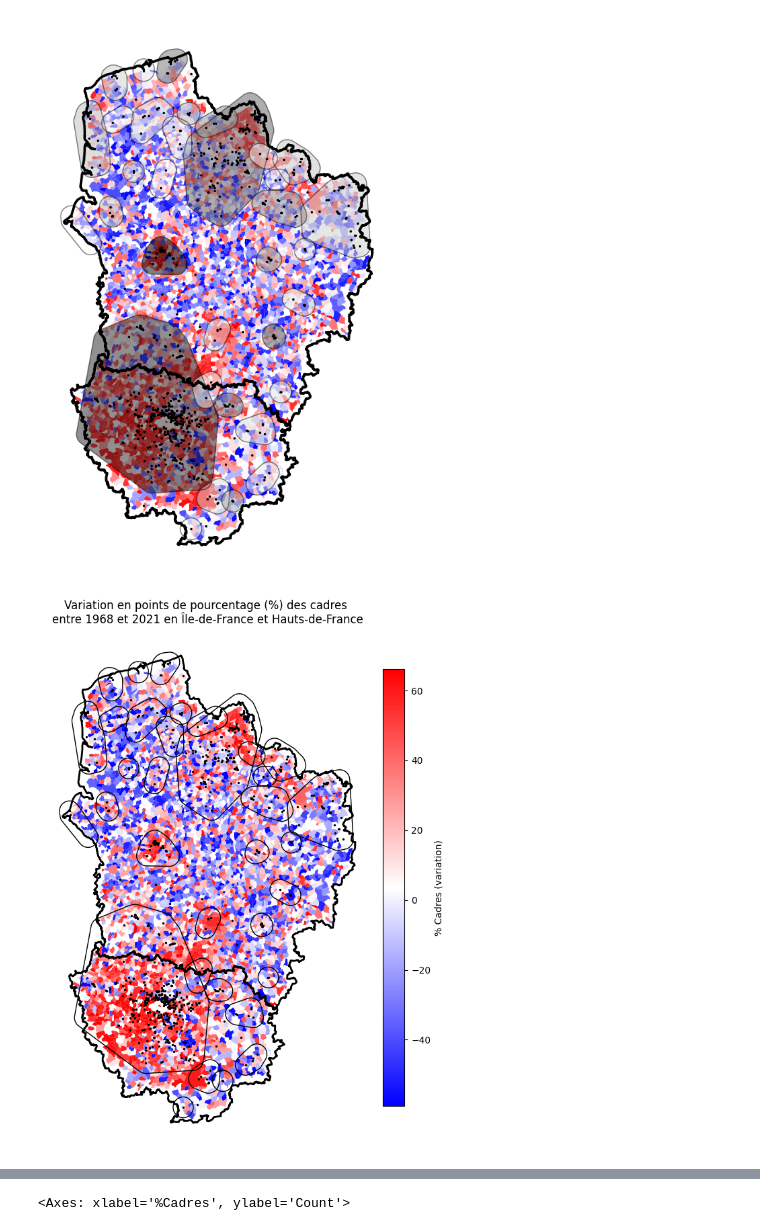
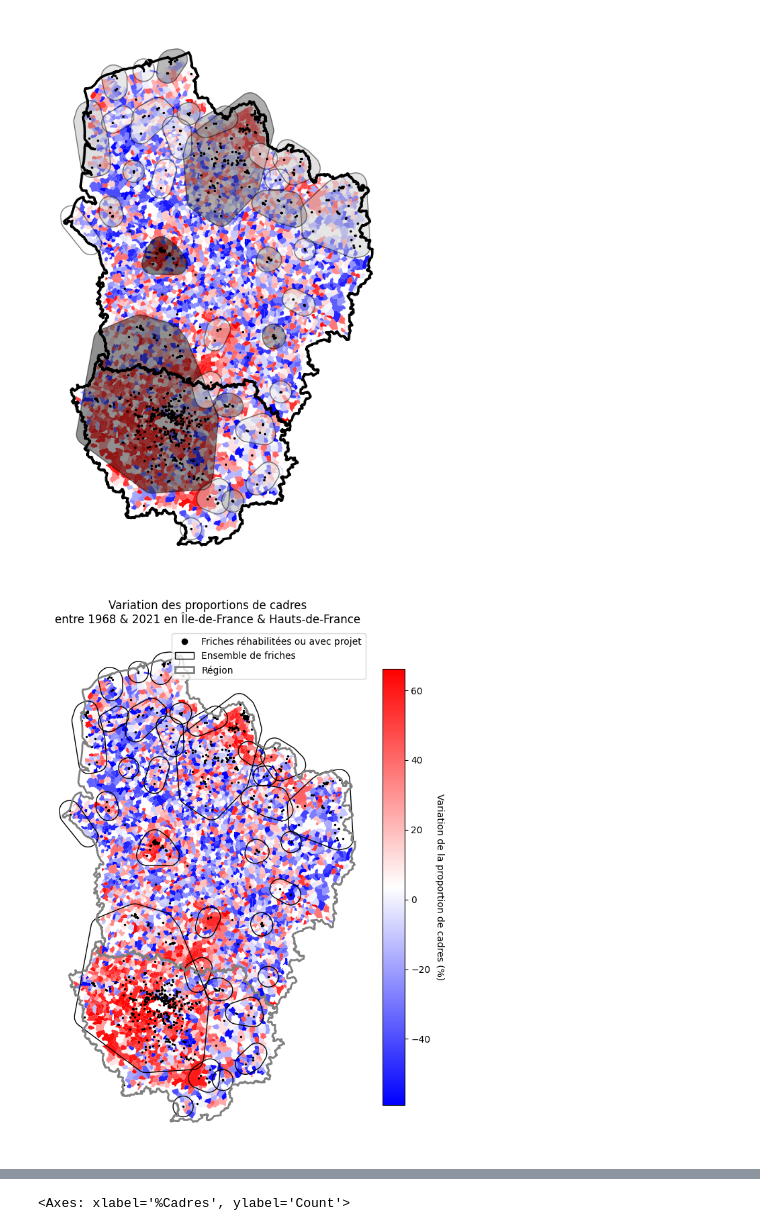
Before and after one commit to yaya7211/Attractivite-des-communes-et-rehabilitation-de-friches, a Jupyter notebook: propre.ipynb, the cells around one changed output, grey strips where cells are left out. Cells and saved outputs as stored; diff of their text form; code cells hidden in the pictures.

```diff
--- a/propre.ipynb
+++ b/propre.ipynb
@@ -201,6 +203,8 @@ communes = communes.merge(
     on="index",
     how="left"
 )
+
+communes["density_km2"] = communes["density_km2"].fillna(0)
 # %%
 fig, axes = plt.subplots(1, 2, figsize=(20, 10))
 
@@ -250,24 +254,51 @@ plt.show()
 # %% [output]
 [figure]
 # %%
-ax = diff.plot(alpha=1,figsize=(12, 10), linewidth=0, column="%Cadres", cmap="bwr", legend=False)
-ihdf.boundary.plot(ax=ax, color="black", linewidth=2)
+fig, ax = plt.subplots(figsize=(12, 10))
+
+diff.plot(
+    ax=ax,
+    alpha=1,
+    linewidth=0,
+    column="%Cadres",
+    cmap="bwr",
+    legend=False
+)
+
 polygons.boundary.plot(ax=ax, color='black', linewidth=1)
-friches_ihdf.plot(ax=ax, markersize=2, color="black", legend=True)
 
-sm = mpl.cm.ScalarMappable(
-    cmap="bwr",
-    norm=mpl.colors.Normalize(
-        vmin=diff["%Cadres"].min(),
-        vmax=diff["%Cadres"].max()
-    )
+friches_ihdf.plot(ax=ax, markersize=2, color="black")
+
+ihdf.boundary.plot(ax=ax, color="grey", linewidth=2)
+
+norm = mpl.colors.Normalize(vmin=diff["%Cadres"].min(),
+                            vmax=diff["%Cadres"].max())
+
+sm = mpl.cm.ScalarMappable(cmap="bwr", norm=norm)
+sm._A = []
+cbar = plt.colorbar(sm, ax=ax, fraction=0.035, pad=0.02)
+cbar.set_label("Variation de la proportion de cadres (%)", rotation=270, labelpad=15)
+
+legend_elements = [
+    Line2D([0], [0], marker='o', color='black', linestyle='',
+           markersize=6, label="Friches réhabilitées ou avec projet"),
+
+    Patch(facecolor='none', edgecolor='black', linewidth=1,
+          label="Ensemble de friches"),
+
+    Patch(facecolor='none', edgecolor='grey', linewidth=2,
+          label="Région")
+]
+
+ax.legend(
+    handles=legend_elements,
+    loc='best',
+    frameon=True
 )
-sm._A = []  # hack pour compatibilité
-cbar = plt.colorbar(sm, ax=ax, fraction=0.035, pad=0.02)
-cbar.set_label("% Cadres (variation)")
 
-ax.set_title("Variation en points de pourcentage (%) des cadres \nentre 1968 et 2021 en Île-de-France et Hauts-de-France")
+ax.set_title("Variation des proportions de cadres\nentre 1968 & 2021 en Île-de-France & Hauts-de-France")
 ax.axis('off')
+
 plt.show()
 # %% [output]
-[figure, old version]
+[figure, new version]
```
Also changed, not shown: parts of 2 cells of this notebook.
